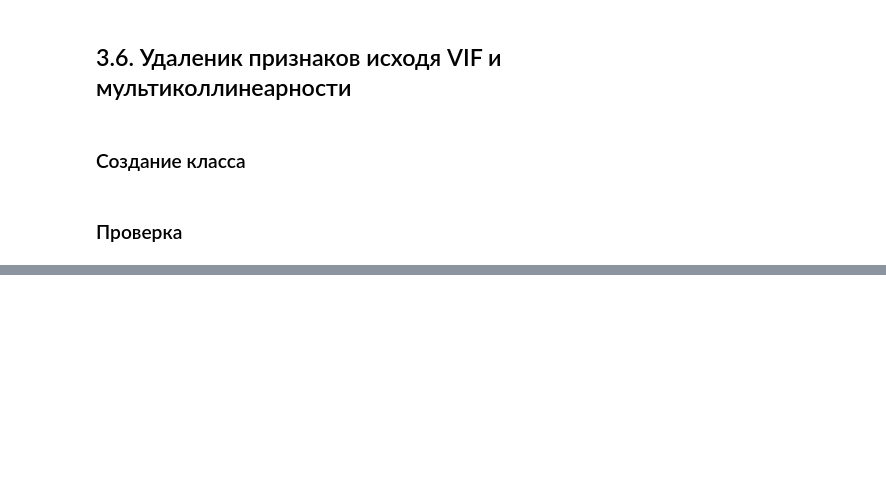
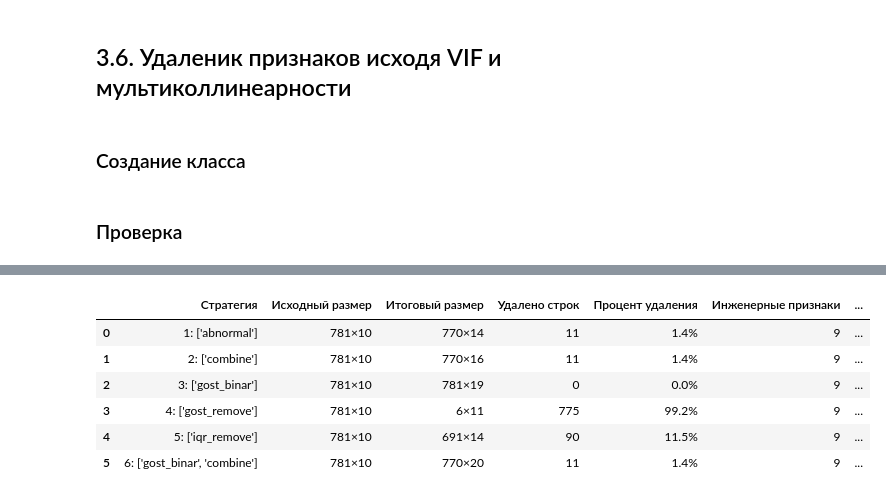
Before and after one commit to ProninPV/ml-regression_concrete-strength, a Jupyter notebook: notebooks/04_feature_engineering_and_pipeline.ipynb, the cells around one changed output, grey strips where cells are left out. Drawn from its saved outputs; the diff is of its cells as text; code cells hidden in the pictures; blank space fills up the shorter version.

```diff
--- a/notebooks/04_feature_engineering_and_pipeline.ipynb
+++ b/notebooks/04_feature_engineering_and_pipeline.ipynb
@@ -2413,0 +2979,45 @@ display(summary_df)
+# %%
+# Создаем сводную таблицу с информацией о feature engineering
+summary_data = []
+for i, result in enumerate(results, 1):
+    if 'error' not in result:
+        summary_data.append({
+            'Стратегия': f"{i}: {result['strategies']}",
+            'Исходный размер': f"{result['X_original_shape'][0]}×{result['X_original_shape'][1]}",
+            'Итоговый размер': f"{result['X_processed_shape'][0]}×{result['X_processed_shape'][1]}",
+            'Удалено строк': result['rows_removed'],
+            'Процент удаления': f"{result['removal_percent']:.1f}%",
+            'Инженерные признаки': result['features_created'],
+            '⭐ Преобразовано признаков': result['transformed_features'],
+            'Бинарные признаки': result['binary_features'],
+            '⭐ Неинформ. удалено': result['uninform_features_removed'],
+            '⭐ Мультиколл. удалено': result['multicollinearity_features_removed'],
+            'Всего признаков': result['X_processed_shape'][1],
+            'Эффективность обработки': f"{(result['X_processed_shape'][0] / result['X_original_shape'][0] * 100):.1f}%"})
+    else:
+        summary_data.append({
+            'Стратегия': f"{i}: {result['strategies']}",
+            'Исходный размер': f"{X.shape[0]}×{X.shape[1]}",
+            'Итоговый размер': "ОШИБКА",
+            'Удалено строк': 0,
+            'Процент удаления': "0%",
+            'Инженерные признаки': 0,
+            '⭐ Преобразовано признаков': 0,
+            'Бинарные признаки': 0,
+            '⭐ Неинформ. удалено': 0,
+            '⭐ Мультиколл. удалено': 0,
+            'Всего признаков': "ОШИБКА",
+            'Эффективность обработки': "0%"
+        })
+
+# Создаем DataFrame для красивого отображения
+summary_df = pd.DataFrame(summary_data)
+summary_df
+# %% [output]
+|  | Стратегия | Исходный размер | Итоговый размер | Удалено строк | Процент удаления | Инженерные признаки | ... |
+| 0 | 1: ['abnormal'] | 781×10 | 770×14 | 11 | 1.4% | 9 | ... |
+| 1 | 2: ['combine'] | 781×10 | 770×16 | 11 | 1.4% | 9 | ... |
+| 2 | 3: ['gost_binar'] | 781×10 | 781×19 | 0 | 0.0% | 9 | ... |
+| 3 | 4: ['gost_remove'] | 781×10 | 6×11 | 775 | 99.2% | 9 | ... |
+| 4 | 5: ['iqr_remove'] | 781×10 | 691×14 | 90 | 11.5% | 9 | ... |
+| 5 | 6: ['gost_binar', 'combine'] | 781×10 | 770×20 | 11 | 1.4% | 9 | ... |
```
Also changed, not shown: parts of 22 cells of this notebook, 2 other files.
